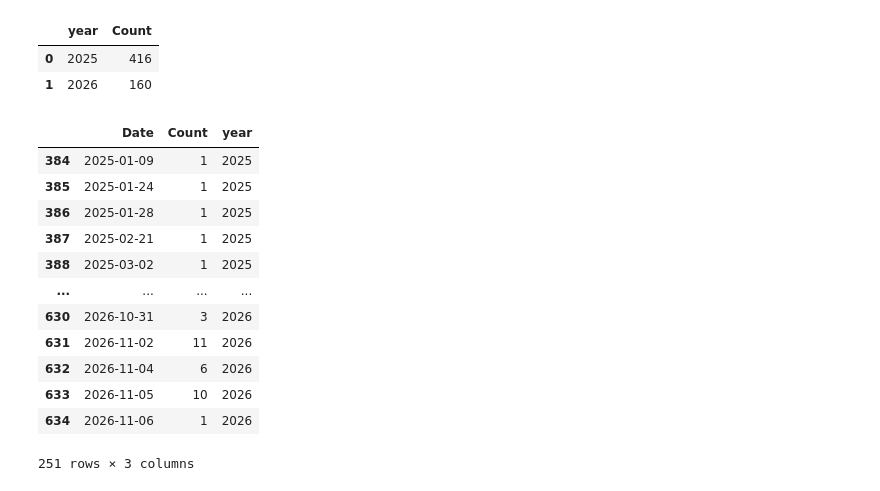
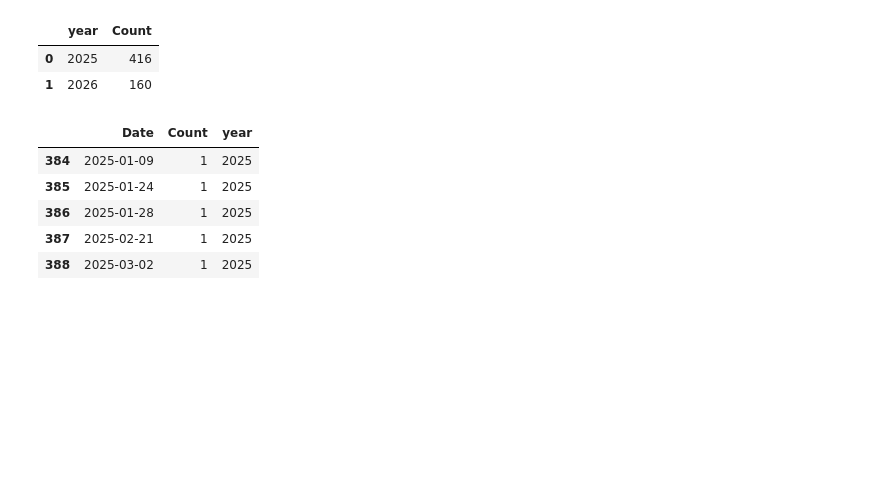
Before and after one commit to dhruv114523/application-frequency-retrieval, a Jupyter notebook: analysis.ipynb, the cells around one changed output. Saved outputs shown, nothing was run; the diff lists cells and outputs as text; code cells hidden in the pictures; blank space fills up the shorter version.

```diff
--- a/analysis.ipynb
+++ b/analysis.ipynb
@@ -36,18 +37,11 @@ df.groupby("year")["Count"].sum().reset_index()
 | 0 | 2025 | 416 |
 | 1 | 2026 | 160 |
 # %%
-df
+df.head()
 # %% [output]
 |  | Date | Count | year |
 | 384 | 2025-01-09 | 1 | 2025 |
 | 385 | 2025-01-24 | 1 | 2025 |
 | 386 | 2025-01-28 | 1 | 2025 |
 | 387 | 2025-02-21 | 1 | 2025 |
 | 388 | 2025-03-02 | 1 | 2025 |
-| ... | ... | ... | ... |
-| 630 | 2026-10-31 | 3 | 2026 |
-| 631 | 2026-11-02 | 11 | 2026 |
-| 632 | 2026-11-04 | 6 | 2026 |
-| 633 | 2026-11-05 | 10 | 2026 |
-| 634 | 2026-11-06 | 1 | 2026 |
-251 rows × 3 columns
```
Also changed, not shown: parts of 5 cells of this notebook, 1 other file.
